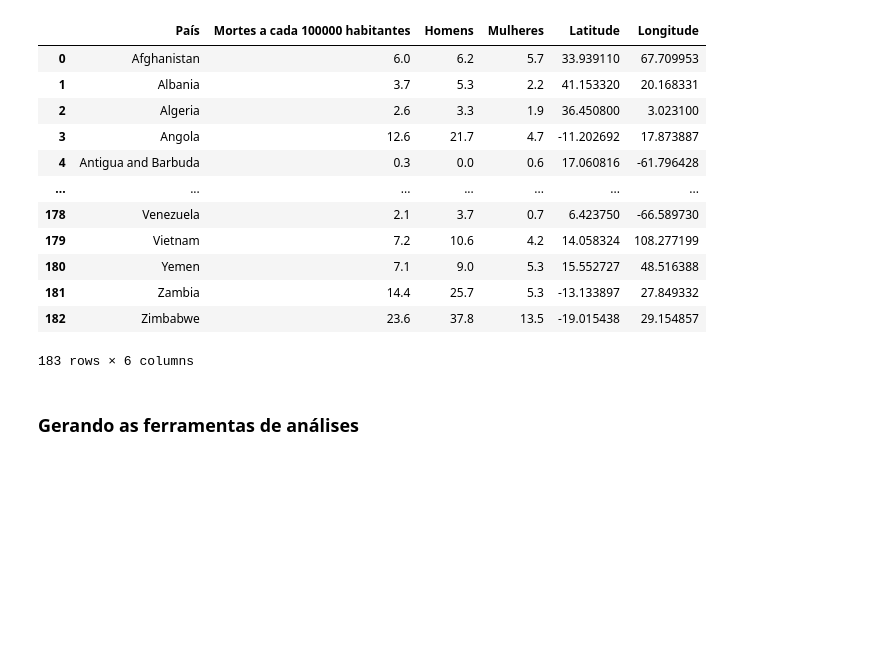
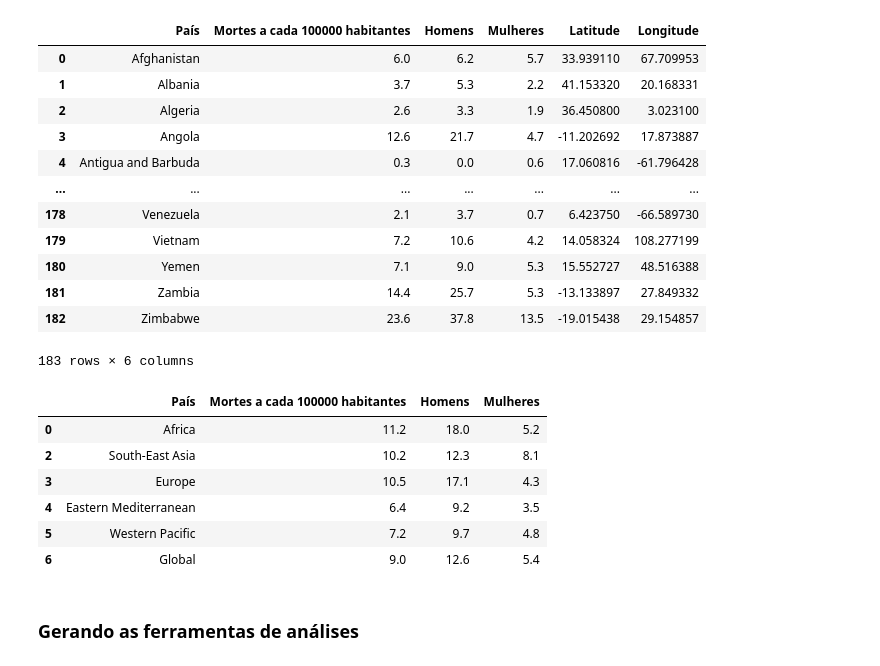
Before and after one commit to brunabellini/Projeto_FaleSobre, a Jupyter notebook: Caderno Jupyter- Grupo 6.ipynb, the cells around one changed output. Drawn from its saved outputs; the diff is of its cells as text; code cells hidden in the pictures; blank space fills up the shorter version.

```diff
--- a/Caderno Jupyter- Grupo 6.ipynb
+++ b/Caderno Jupyter- Grupo 6.ipynb
@@ -1071,6 +1075,20 @@ df2
 183 rows × 6 columns
 # %%
 # df2.info()
+# %%
+# Gráfico 3
+
+dfu= pd.read_csv("./Data/lis.suicidio.tsv", sep=";")
+dfu= dfu.drop(1)
+dfu
+# %% [output]
+|  | País | Mortes a cada 100000 habitantes | Homens | Mulheres |
+| 0 | Africa | 11.2 | 18.0 | 5.2 |
+| 2 | South-East Asia | 10.2 | 12.3 | 8.1 |
+| 3 | Europe | 10.5 | 17.1 | 4.3 |
+| 4 | Eastern Mediterranean | 6.4 | 9.2 | 3.5 |
+| 5 | Western Pacific | 7.2 | 9.7 | 4.8 |
+| 6 | Global | 9.0 | 12.6 | 5.4 |
 # %% [markdown]
 ### Gerando as ferramentas de análises
 # %%
```
Also changed, not shown: parts of 12 cells of this notebook, 1 other file.
